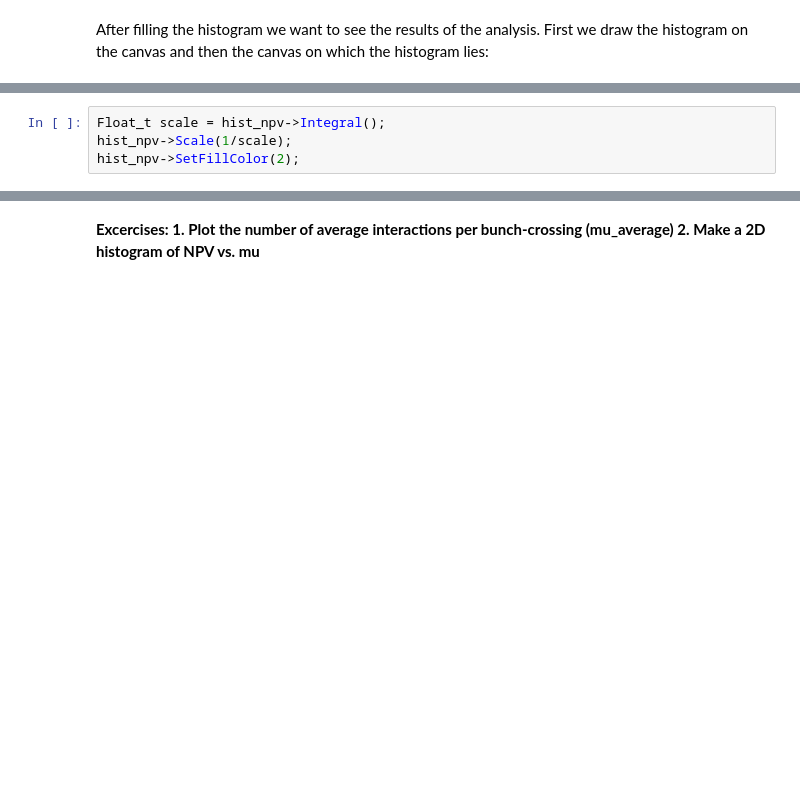
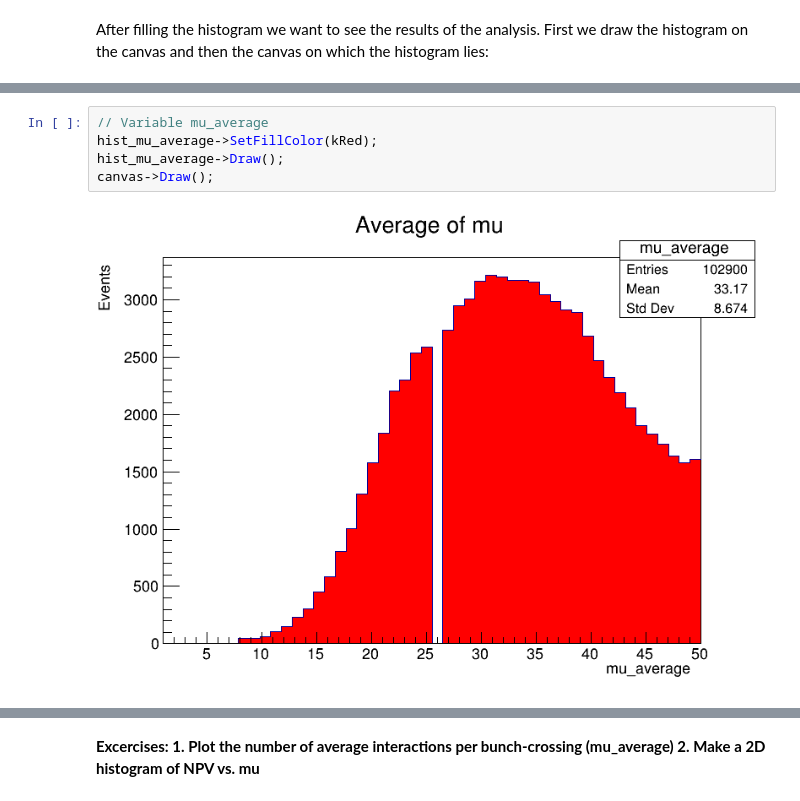
Before and after one commit to ljcaviedesb/TemasExperimental, a Jupyter notebook: Tracks_Clusters_cpp.ipynb, the cells around one changed output, grey strips where cells are left out. Saved outputs shown, nothing was run; the diff lists cells and outputs as text; blank space fills up the shorter version.

```diff
--- a/Tracks_Clusters_cpp.ipynb
+++ b/Tracks_Clusters_cpp.ipynb
@@ -80,7 +98,10 @@ hist_npv->Draw();
 canvas->Draw();
 # %% [output]
 [figure]
-# %%
-Float_t scale = hist_npv->Integral();
-hist_npv->Scale(1/scale);
-hist_npv->SetFillColor(2);
+# %%
+// Variable mu_average
+hist_mu_average->SetFillColor(kRed);
+hist_mu_average->Draw();
+canvas->Draw();
+# %% [output]
+[figure, added]
```
Also changed, not shown: parts of 20 cells of this notebook.
